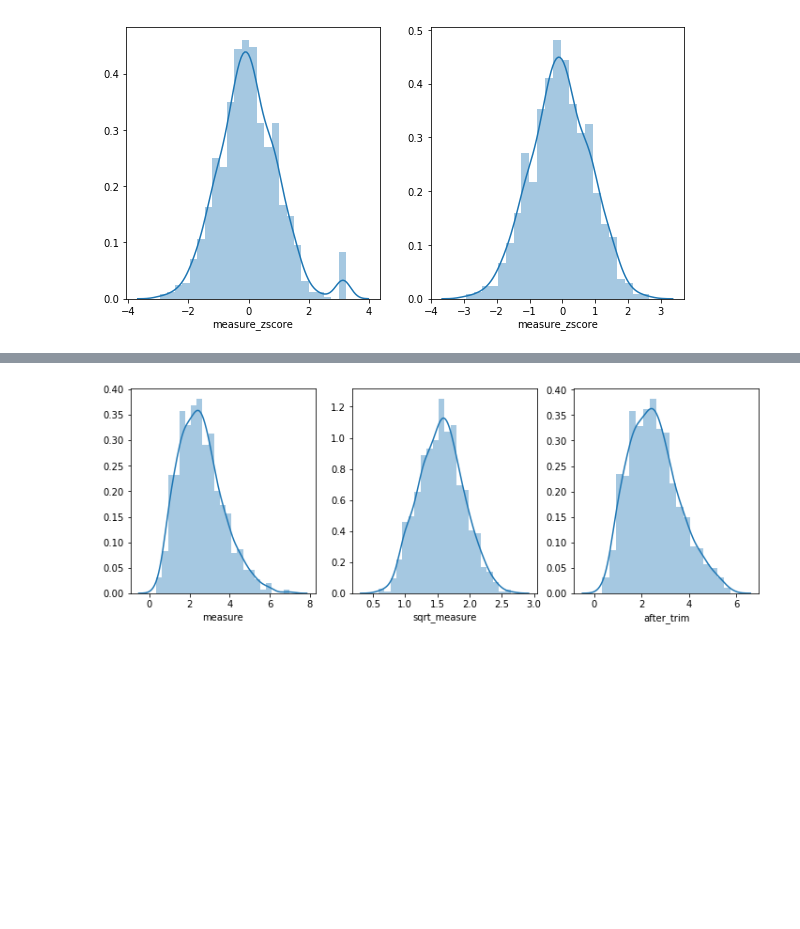
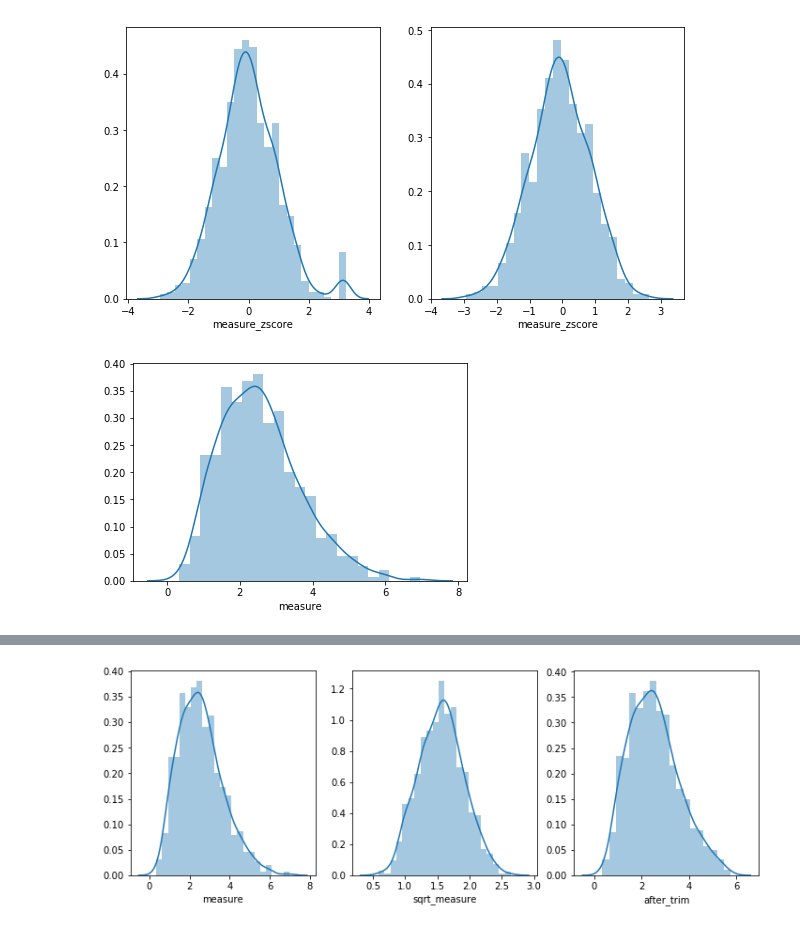
Before and after one commit to Aria-Kumar/COMSW4995_008_2017_3, a Jupyter notebook: notebooks/slides_week4_data_cleaning_and_managment.ipynb, the cells around one changed output, grey strips where cells are left out. Drawn from its saved outputs; the diff is of its cells as text; code cells hidden in the pictures; blank space fills up the shorter version.

```diff
--- a/notebooks/slides_week4_data_cleaning_and_managment.ipynb
+++ b/notebooks/slides_week4_data_cleaning_and_managment.ipynb
@@ -127,2 +124,8 @@ _ = sns.distplot(df[df.measure_zscore < 3*df.measure_zscore.std()].measure_zscor
 # %% [output]
 [figure]
+# %%
+df = pd.DataFrame(np.random.gamma(5,.5,1000), columns=['measure'])
+
+_ = sns.distplot(df.measure)
+# %% [output]
+[figure, added]
```
Also changed, not shown: parts of 35 cells of this notebook, 1 other file.
